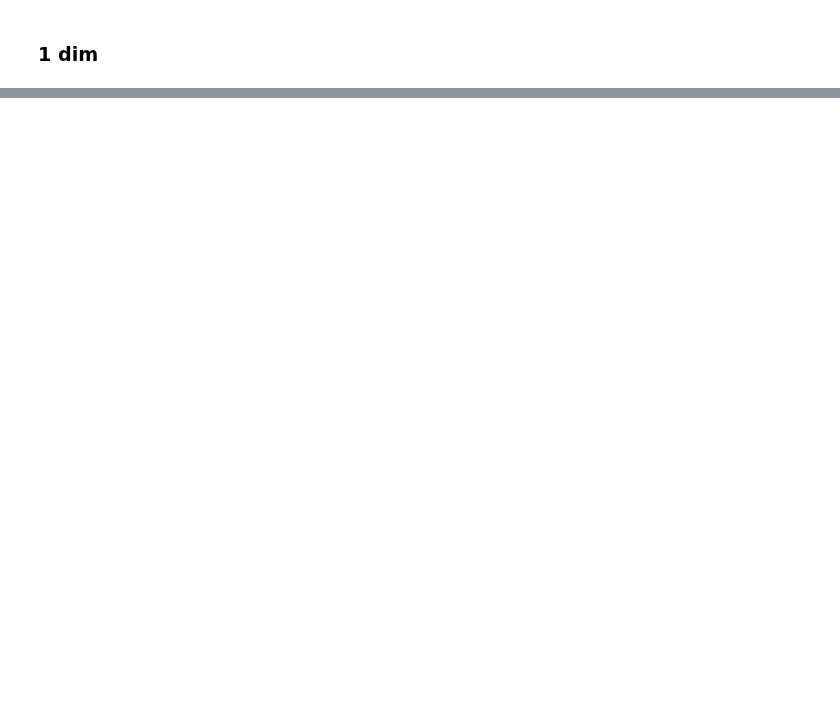
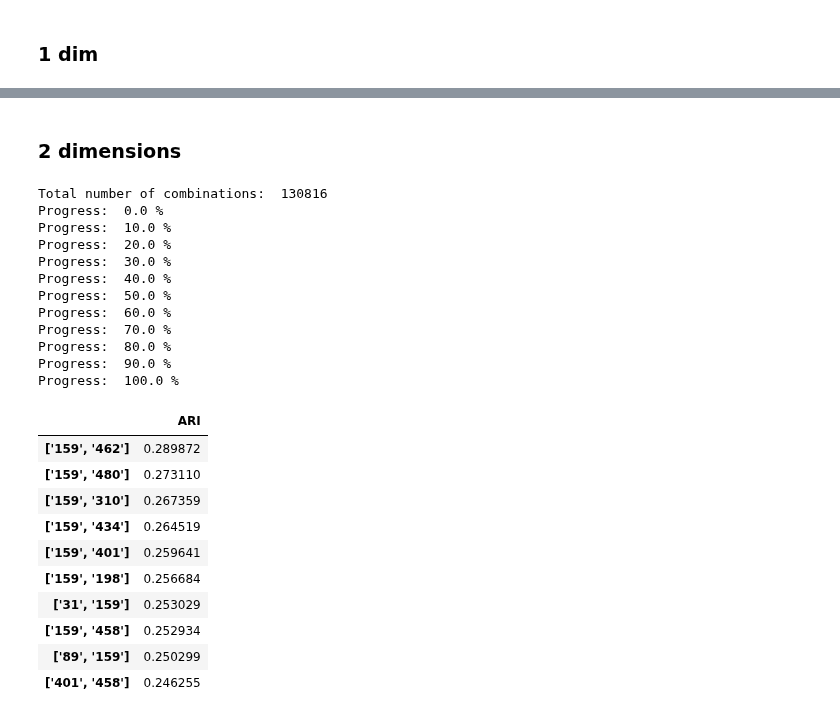
Before and after one commit to ClementineBleuze/WordEmbeddings, a Jupyter notebook: Notebooks_dim_clustering/pos_clustering.ipynb, the cells around one changed output, grey strips where cells are left out. Drawn from its saved outputs; the diff is of its cells as text; code cells hidden in the pictures; blank space fills up the shorter version.

```diff
--- a/Notebooks_dim_clustering/pos_clustering.ipynb
+++ b/Notebooks_dim_clustering/pos_clustering.ipynb
@@ -71,0 +66,31 @@ top10_1.head(10)
+# %% [markdown]
+### 2 dimensions
+# %%
+dim_list_2 = [[str(i), str(j)] for i in range(512) for j in range(512) if i < j] # all pairs of dimensions
+
+dim2 = dimension_clustering_with_ARI(un_nouns, dim_list_2, "noun")
+dim2.head(10)
+# %% [output]
+Total number of combinations:  130816
+Progress:  0.0 %
+Progress:  10.0 %
+Progress:  20.0 %
+Progress:  30.0 %
+Progress:  40.0 %
+Progress:  50.0 %
+Progress:  60.0 %
+Progress:  70.0 %
+Progress:  80.0 %
+Progress:  90.0 %
+Progress:  100.0 %
+|  | ARI |
+| ['159', '462'] | 0.289872 |
+| ['159', '480'] | 0.273110 |
+| ['159', '310'] | 0.267359 |
+| ['159', '434'] | 0.264519 |
+| ['159', '401'] | 0.259641 |
+| ['159', '198'] | 0.256684 |
+| ['31', '159'] | 0.253029 |
+| ['159', '458'] | 0.252934 |
+| ['89', '159'] | 0.250299 |
+| ['401', '458'] | 0.246255 |
```
Also changed, not shown: parts of 16 cells of this notebook, 2 other files.
